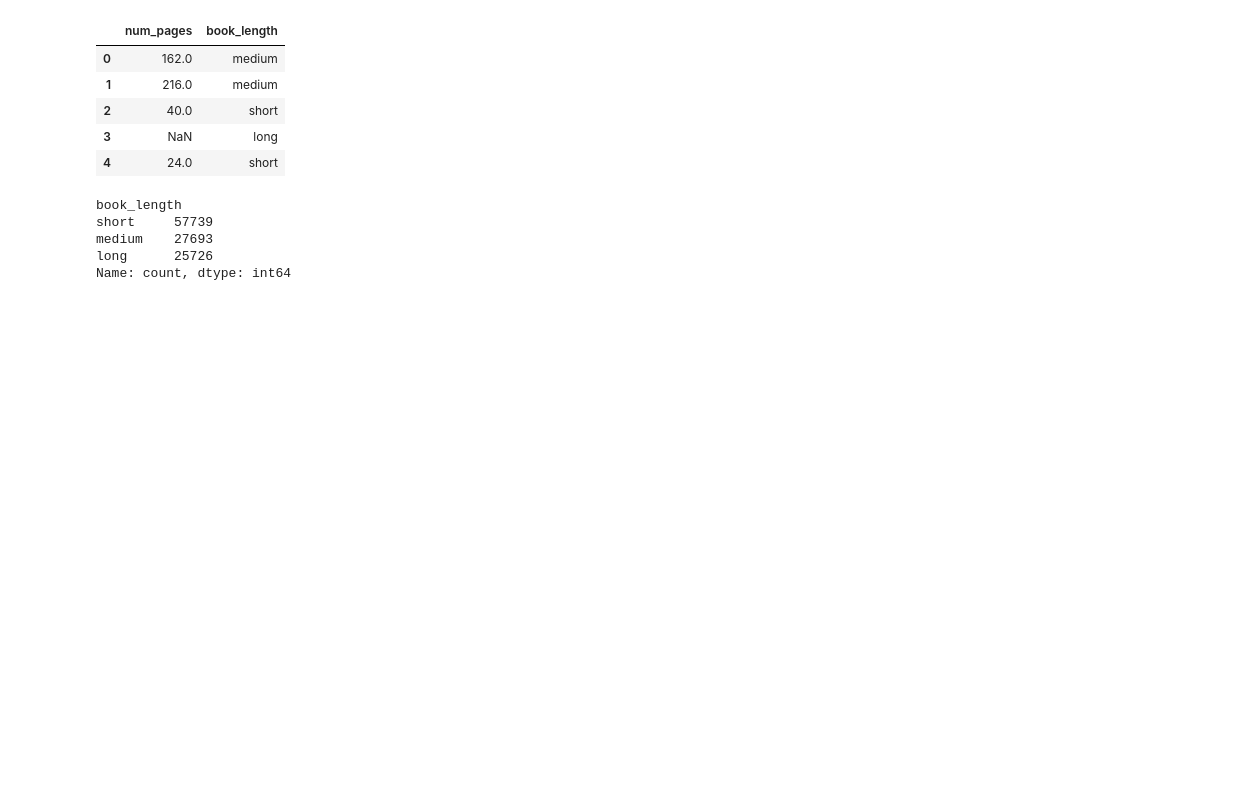
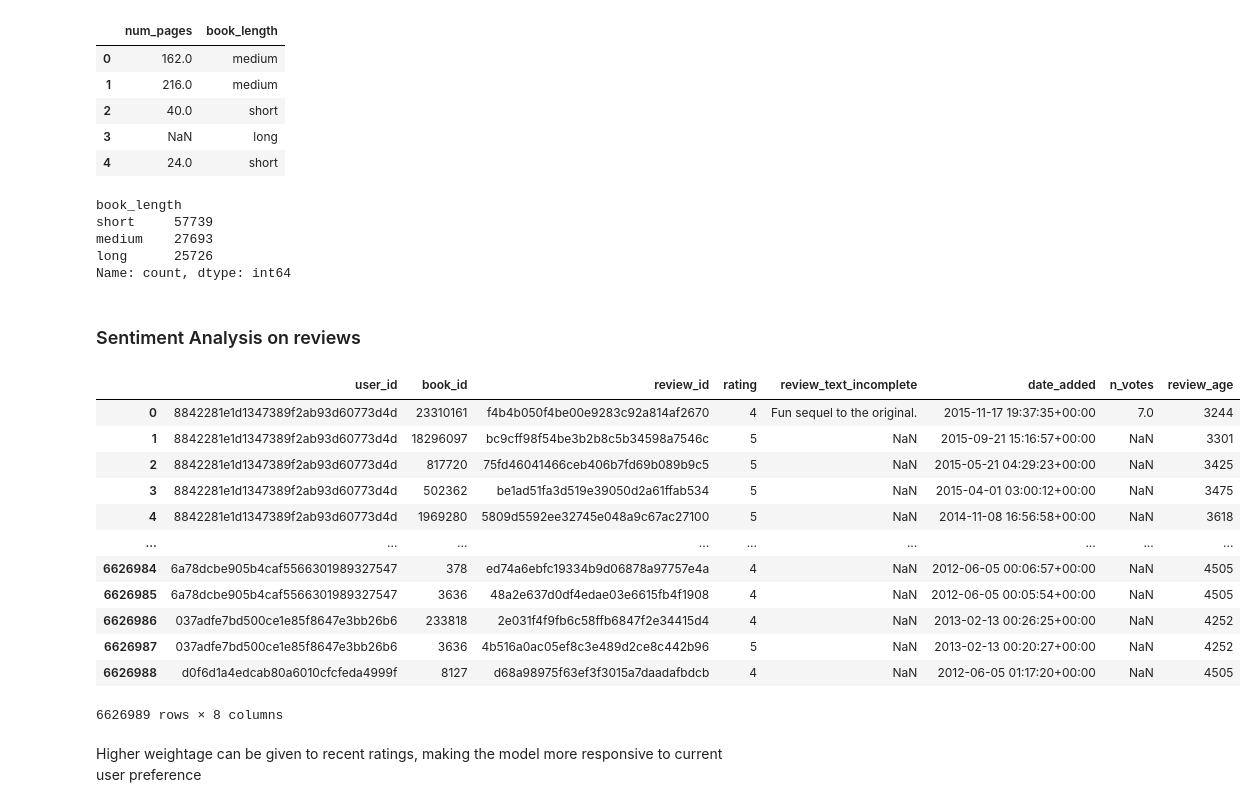
Before and after one commit to Pangerlanger/bt4222-books, a Jupyter notebook: data_eda.ipynb, the cells around one changed output. Saved outputs shown, nothing was run; the diff lists cells and outputs as text; code cells hidden in the pictures; blank space fills up the shorter version.

Commit message:
added review_age in df_interactions_final_merged

```diff
--- a/data_eda.ipynb
+++ b/data_eda.ipynb
@@ -477,3 +477,25 @@ short     57739
 medium    27693
 long      25726
 Name: count, dtype: int64
+# %% [markdown]
+### Sentiment Analysis on reviews
+# %%
+df_interactions_final_merged['date_added'] = pd.to_datetime(df_interactions_final_merged['date_added'], utc=True)
+df_interactions_final_merged['review_age'] = (pd.Timestamp.now(tz = 'UTC') - df_interactions_final_merged['date_added']).dt.days # age of each review (number of days vs now)
+df_interactions_final_merged
+# %% [output]
+|  | user_id | book_id | review_id | rating | review_text_incomplete | date_added | n_votes | review_age |
+| 0 | 8842281e1d1347389f2ab93d60773d4d | 23310161 | f4b4b050f4be00e9283c92a814af2670 | 4 | Fun sequel to the original. | 2015-11-17 19:37:35+00:00 | 7.0 | 3244 |
+| 1 | 8842281e1d1347389f2ab93d60773d4d | 18296097 | bc9cff98f54be3b2b8c5b34598a7546c | 5 | NaN | 2015-09-21 15:16:57+00:00 | NaN | 3301 |
+| 2 | 8842281e1d1347389f2ab93d60773d4d | 817720 | 75fd46041466ceb406b7fd69b089b9c5 | 5 | NaN | 2015-05-21 04:29:23+00:00 | NaN | 3425 |
+| 3 | 8842281e1d1347389f2ab93d60773d4d | 502362 | be1ad51fa3d519e39050d2a61ffab534 | 5 | NaN | 2015-04-01 03:00:12+00:00 | NaN | 3475 |
+| 4 | 8842281e1d1347389f2ab93d60773d4d | 1969280 | 5809d5592ee32745e048a9c67ac27100 | 5 | NaN | 2014-11-08 16:56:58+00:00 | NaN | 3618 |
+| ... | ... | ... | ... | ... | ... | ... | ... | ... |
+| 6626984 | 6a78dcbe905b4caf5566301989327547 | 378 | ed74a6ebfc19334b9d06878a97757e4a | 4 | NaN | 2012-06-05 00:06:57+00:00 | NaN | 4505 |
+| 6626985 | 6a78dcbe905b4caf5566301989327547 | 3636 | 48a2e637d0df4edae03e6615fb4f1908 | 4 | NaN | 2012-06-05 00:05:54+00:00 | NaN | 4505 |
+| 6626986 | 037adfe7bd500ce1e85f8647e3bb26b6 | 233818 | 2e031f4f9fb6c58ffb6847f2e34415d4 | 4 | NaN | 2013-02-13 00:26:25+00:00 | NaN | 4252 |
+| 6626987 | 037adfe7bd500ce1e85f8647e3bb26b6 | 3636 | 4b516a0ac05ef8c3e489d2ce8c442b96 | 5 | NaN | 2013-02-13 00:20:27+00:00 | NaN | 4252 |
+| 6626988 | d0f6d1a4edcab80a6010cfcfeda4999f | 8127 | d68a98975f63ef3f3015a7daadafbdcb | 4 | NaN | 2012-06-05 01:17:20+00:00 | NaN | 4505 |
+6626989 rows × 8 columns
+# %% [markdown]
+Higher weightage can be given to recent ratings, making the model more responsive to current user preference
```
Also changed, not shown: parts of 2 cells of this notebook.
